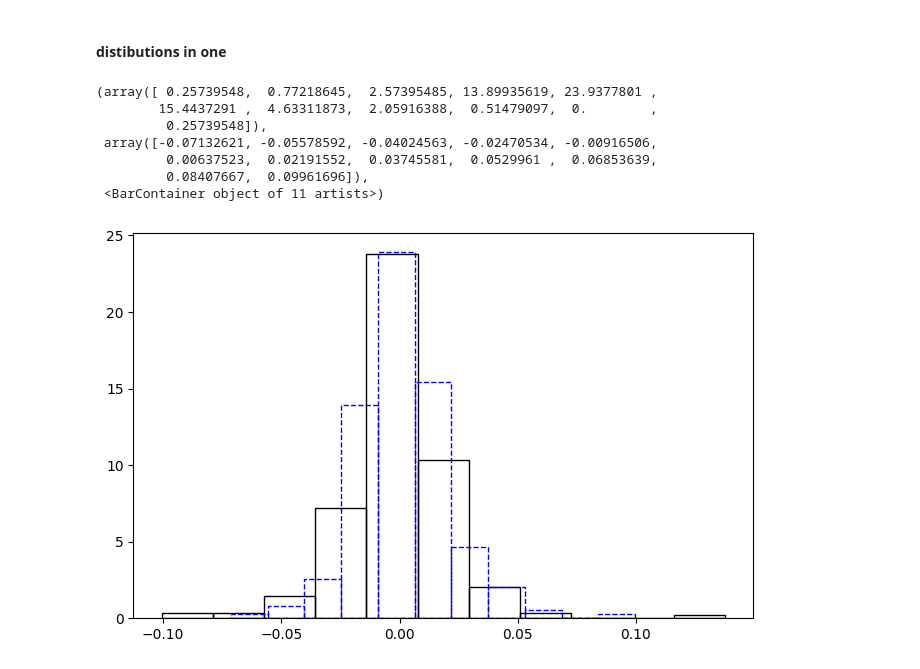
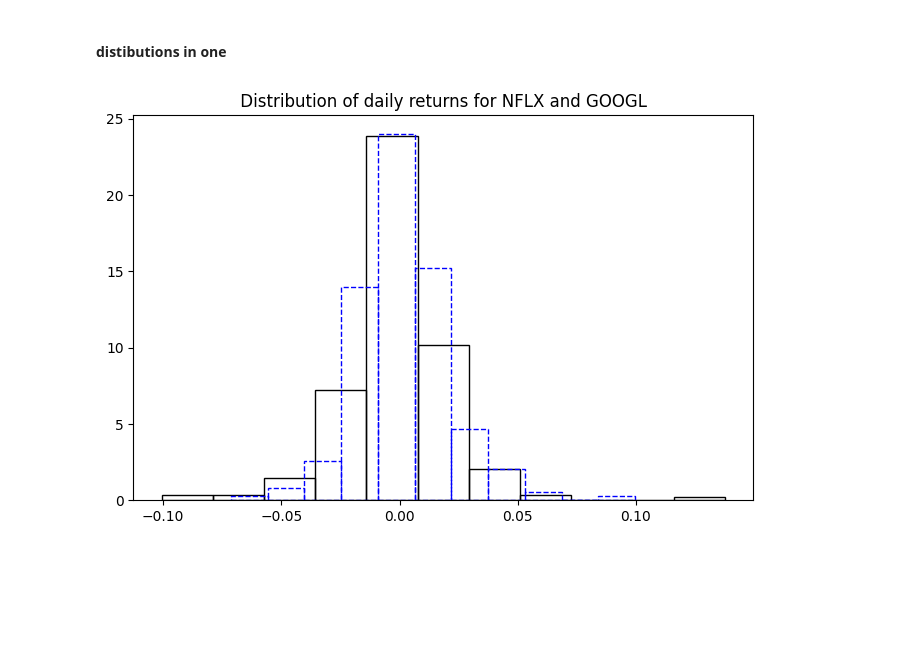
Before and after one commit to bahn28/salad, a Jupyter notebook: az_nyse_001.ipynb, the cells around one changed output. Saved outputs shown, nothing was run; the diff lists cells and outputs as text; code cells hidden in the pictures; blank space fills up the shorter version.

```diff
--- a/az_nyse_001.ipynb
+++ b/az_nyse_001.ipynb
@@ -221,30 +222,25 @@ axes[0].xaxis.set_major_formatter(mdates.DateFormatter('%y-%m'))
 #### distibutions in one
 # %%
 # 차트 여러 개, 화면 1개.
-plt.figure(figsize=(8, 5))
+plt.figure(figsize=(12, 7.5))
 plt.hist(stck_prc_1.pct_change(fill_method=None),
          color='blue',
          linewidth=1,
          bins = 11,
          facecolor='None',
          edgecolor='black',
          density=True
          )
 plt.hist(stck_prc_2.pct_change(fill_method=None),
          color='blue',
          linewidth=1,
          bins = 11,
          facecolor='None',
          edgecolor='blue',
          density=True,
          linestyle='--'
          )
+plt.title(" Distribution of daily returns for NFLX and GOOGL ")
+plt.show()
 # %% [output]
-(array([ 0.25739548,  0.77218645,  2.57395485, 13.89935619, 23.9377801 ,
-        15.4437291 ,  4.63311873,  2.05916388,  0.51479097,  0.        ,
-         0.25739548]),
- array([-0.07132621, -0.05578592, -0.04024563, -0.02470534, -0.00916506,
-         0.00637523,  0.02191552,  0.03745581,  0.0529961 ,  0.06853639,
-         0.08407667,  0.09961696]),
- <BarContainer object of 11 artists>)
-[figure, old version]
+[figure, new version]
```
Also changed, not shown: parts of 4 cells of this notebook.
